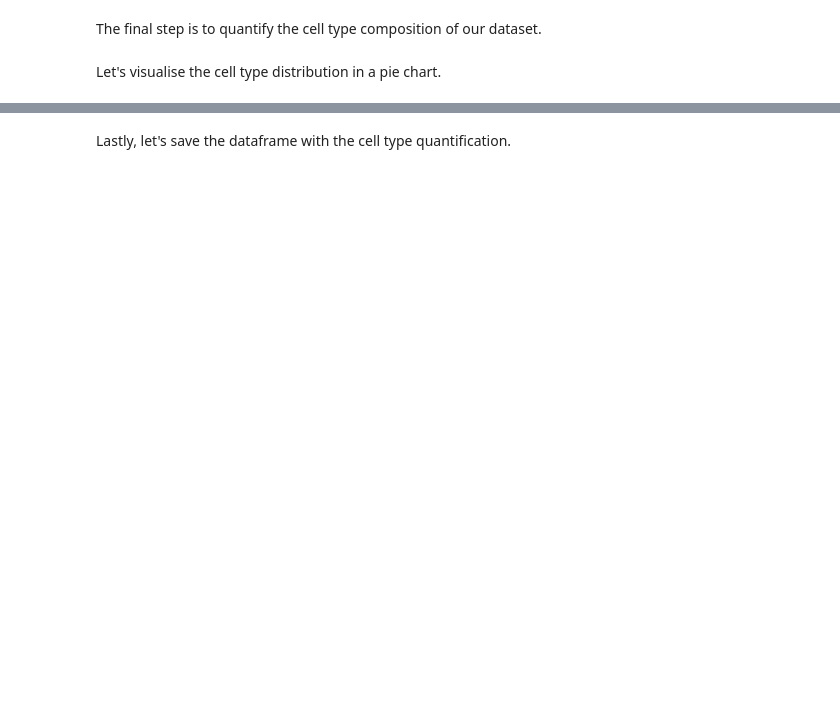
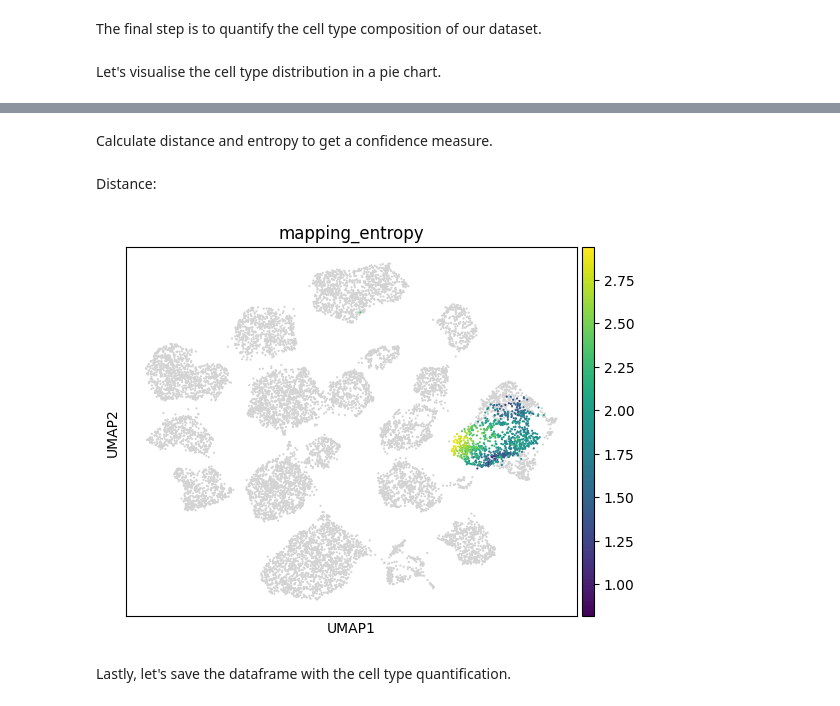
Before and after one commit to rafaella-buzatu/BOO2026_scRNAseq_scripts, a Jupyter notebook: scRNAseq_reference_mapping_tutorial.ipynb, the cells around one changed output, grey strips where cells are left out. Saved outputs shown, nothing was run; the diff lists cells and outputs as text; code cells hidden in the pictures; blank space fills up the shorter version.

```diff
--- a/scRNAseq_reference_mapping_tutorial.ipynb
+++ b/scRNAseq_reference_mapping_tutorial.ipynb
@@ -202,0 +284,47 @@ plt.show()
+# %% [markdown]
+Calculate distance and entropy to get a confidence measure.
+# %%
+X = adata_combined.obsm["X_scVI"]
+
+ref_mask = adata_combined.obs["mapping_view"] == "reference"
+query_mask = adata_combined.obs["mapping_view"] == "query"
+
+X_ref = X[ref_mask]
+X_query = X[query_mask]
+
+labels_ref = adata_combined.obs.loc[ref_mask, "cell_type"].values
+# %% [markdown]
+Distance:
+# %%
+centroids = {}
+for ct in np.unique(labels_ref):
+    centroids[ct] = X_ref[labels_ref == ct].mean(axis=0)
+
+cluster_names = list(centroids.keys())
+centroid_matrix = np.vstack([centroids[ct] for ct in cluster_names])
+
+from scipy.spatial.distance import cdist
+
+dist_matrix = cdist(X_query, centroid_matrix, metric="euclidean")
+# shape = (n_query_cells, n_clusters)
+
+from scipy.special import softmax
+
+probs = softmax(-dist_matrix, axis=1)
+
+entropy = -np.sum(probs * np.log(probs + 1e-10), axis=1)
+
+adata_combined.obs.loc[query_mask, "mapping_entropy"] = entropy
+
+min_dist = dist_matrix.min(axis=1)
+
+adata_combined.obs.loc[query_mask, "min_distance"] = min_dist
+
+pred_labels = [cluster_names[i] for i in np.argmax(probs, axis=1)]
+
+adata_combined.obs.loc[query_mask, "predicted_cell_type"] = pred_labels
+adata_combined.obs.loc[query_mask, "max_prob"] = probs.max(axis=1)
+# %%
+sc.pl.umap(adata_combined, color="mapping_entropy")
+# %% [output]
+[figure, added]
```
Also changed, not shown: parts of 21 cells of this notebook, 6 other files.
